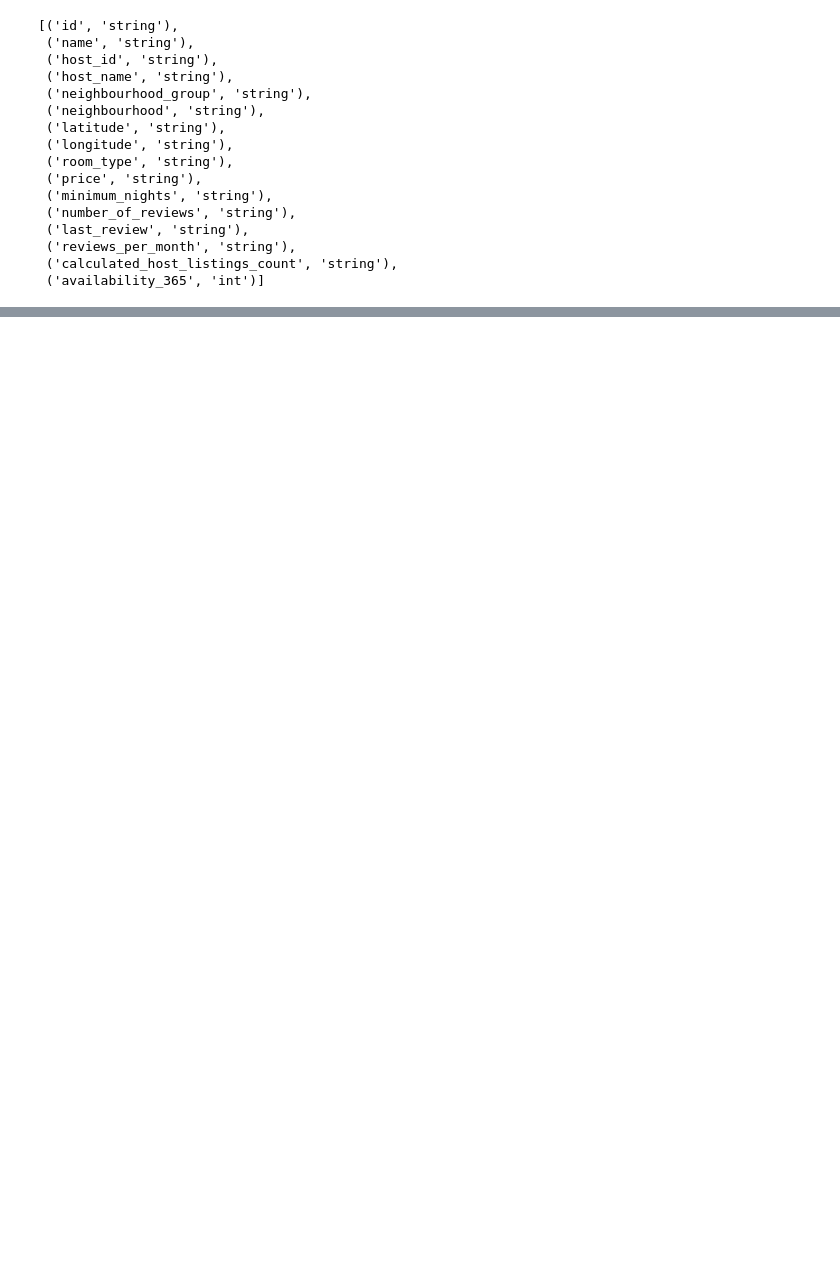
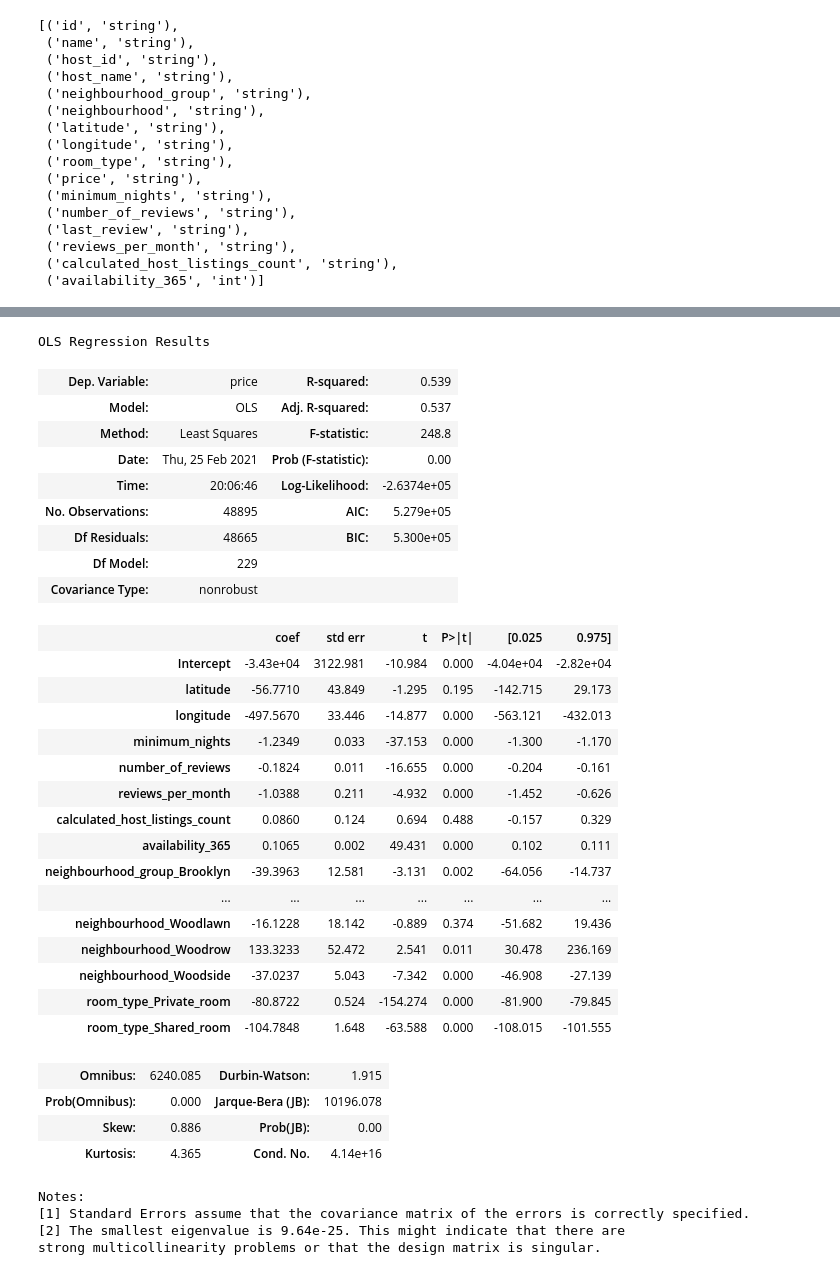
Before and after one commit to mitkrieg/spark_practice, a Jupyter notebook: ml_practice.ipynb, the cells around one changed output, grey strips where cells are left out. Drawn from its saved outputs; the diff is of its cells as text; code cells hidden in the pictures; blank space fills up the shorter version.

Commit message:
Notebook organization and stats models vs pyspark ml comparison

```diff
--- a/ml_practice.ipynb
+++ b/ml_practice.ipynb
@@ -288,0 +250,5 @@ data_mat.describe()
+# %%
+dfpd =  pd.read_csv('./AirBnb_NYC_2019.csv')
+dfpd.drop(columns=['id','name','host_name','host_id','last_review'], inplace=True)
+dfpd.reviews_per_month = dfpd.reviews_per_month.fillna(0)
+dfpd.info()
@@ -288,0 +274,51 @@ data_mat.describe()
+# %%
+dfpd = pd.get_dummies(dfpd, columns=['neighbourhood_group','neighbourhood','room_type'],drop_first=True)
+# %%
+dfpd.columns = [col.replace(" ","_").replace("'","").replace("/","").replace(".","").replace("-","").replace(",","") for col in dfpd.columns]
+l = list(dfpd.columns)
+l.remove('price')
+# %%
+import numpy as np
+dfpd.price = np.where(dfpd.price > 300,300,dfpd.price)
+dfpd.price = np.where(dfpd.price < 0,0,dfpd.price)
+dfpd.minimum_nights = np.where(dfpd.minimum_nights>30,30,dfpd.minimum_nights)
+dfpd.calculated_host_listings_count = np.where(dfpd.calculated_host_listings_count >10, 10, dfpd.calculated_host_listings_count)
+dfpd.reviews_per_month = np.where(dfpd.reviews_per_month >10,10,dfpd.reviews_per_month)
+dfpd.number_of_reviews = np.where(dfpd.number_of_reviews >100,100,dfpd.number_of_reviews)
+# %%
+sm_reg('price',l,dfpd)
+# %% [output]
+OLS Regression Results
+| Dep. Variable: | price | R-squared: | 0.539 |
+| Model: | OLS | Adj. R-squared: | 0.537 |
+| Method: | Least Squares | F-statistic: | 248.8 |
+| Date: | Thu, 25 Feb 2021 | Prob (F-statistic): | 0.00 |
+| Time: | 20:06:46 | Log-Likelihood: | -2.6374e+05 |
+| No. Observations: | 48895 | AIC: | 5.279e+05 |
+| Df Residuals: | 48665 | BIC: | 5.300e+05 |
+| Df Model: | 229 |  |  |
+| Covariance Type: | nonrobust |  |  |
+|  | coef | std err | t | P>|t| | [0.025 | 0.975] |
+| Intercept | -3.43e+04 | 3122.981 | -10.984 | 0.000 | -4.04e+04 | -2.82e+04 |
+| latitude | -56.7710 | 43.849 | -1.295 | 0.195 | -142.715 | 29.173 |
+| longitude | -497.5670 | 33.446 | -14.877 | 0.000 | -563.121 | -432.013 |
+| minimum_nights | -1.2349 | 0.033 | -37.153 | 0.000 | -1.300 | -1.170 |
+| number_of_reviews | -0.1824 | 0.011 | -16.655 | 0.000 | -0.204 | -0.161 |
+| reviews_per_month | -1.0388 | 0.211 | -4.932 | 0.000 | -1.452 | -0.626 |
+| calculated_host_listings_count | 0.0860 | 0.124 | 0.694 | 0.488 | -0.157 | 0.329 |
+| availability_365 | 0.1065 | 0.002 | 49.431 | 0.000 | 0.102 | 0.111 |
+| neighbourhood_group_Brooklyn | -39.3963 | 12.581 | -3.131 | 0.002 | -64.056 | -14.737 |
+| ... | ... | ... | ... | ... | ... | ... |
+| neighbourhood_Woodlawn | -16.1228 | 18.142 | -0.889 | 0.374 | -51.682 | 19.436 |
+| neighbourhood_Woodrow | 133.3233 | 52.472 | 2.541 | 0.011 | 30.478 | 236.169 |
+| neighbourhood_Woodside | -37.0237 | 5.043 | -7.342 | 0.000 | -46.908 | -27.139 |
+| room_type_Private_room | -80.8722 | 0.524 | -154.274 | 0.000 | -81.900 | -79.845 |
+| room_type_Shared_room | -104.7848 | 1.648 | -63.588 | 0.000 | -108.015 | -101.555 |
+| Omnibus: | 6240.085 | Durbin-Watson: | 1.915 |
+| Prob(Omnibus): | 0.000 | Jarque-Bera (JB): | 10196.078 |
+| Skew: | 0.886 | Prob(JB): | 0.00 |
+| Kurtosis: | 4.365 | Cond. No. | 4.14e+16 |
+Notes:
+[1] Standard Errors assume that the covariance matrix of the errors is correctly specified.
+[2] The smallest eigenvalue is 9.64e-25. This might indicate that there are
+strong multicollinearity problems or that the design matrix is singular.
```
Also changed, not shown: parts of 46 cells of this notebook.
